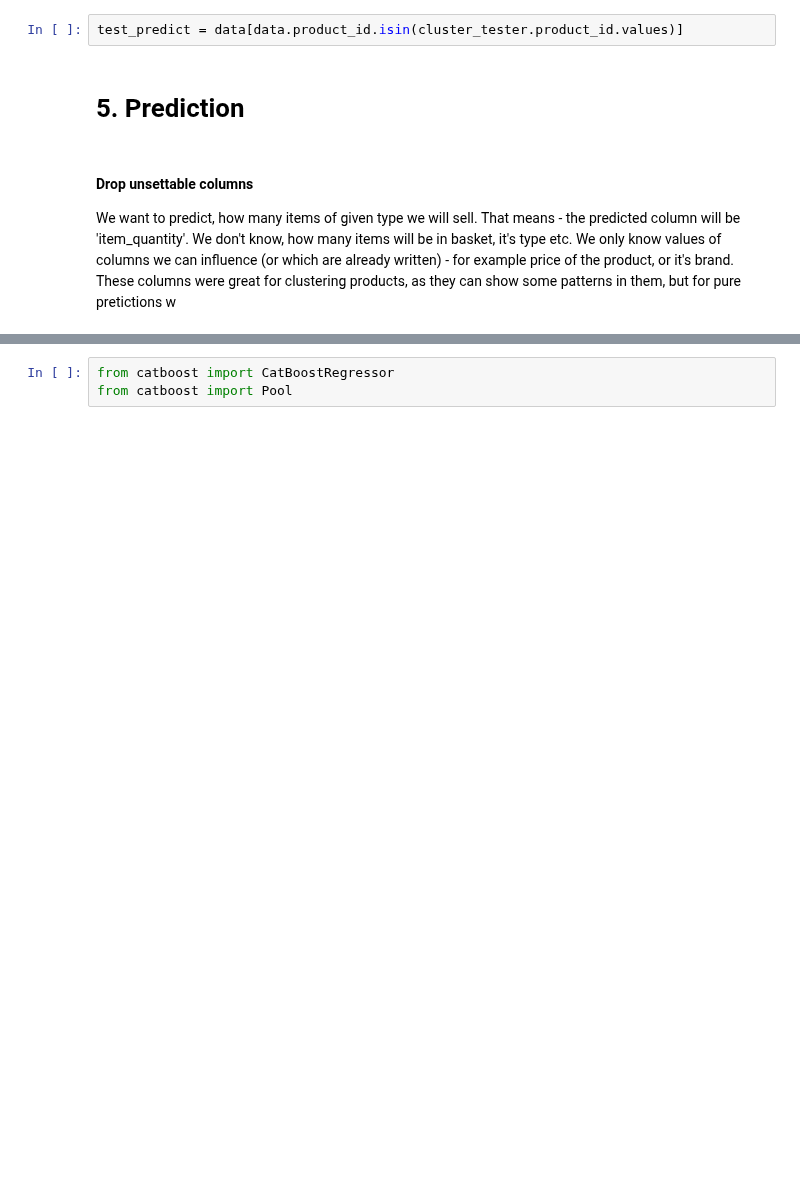
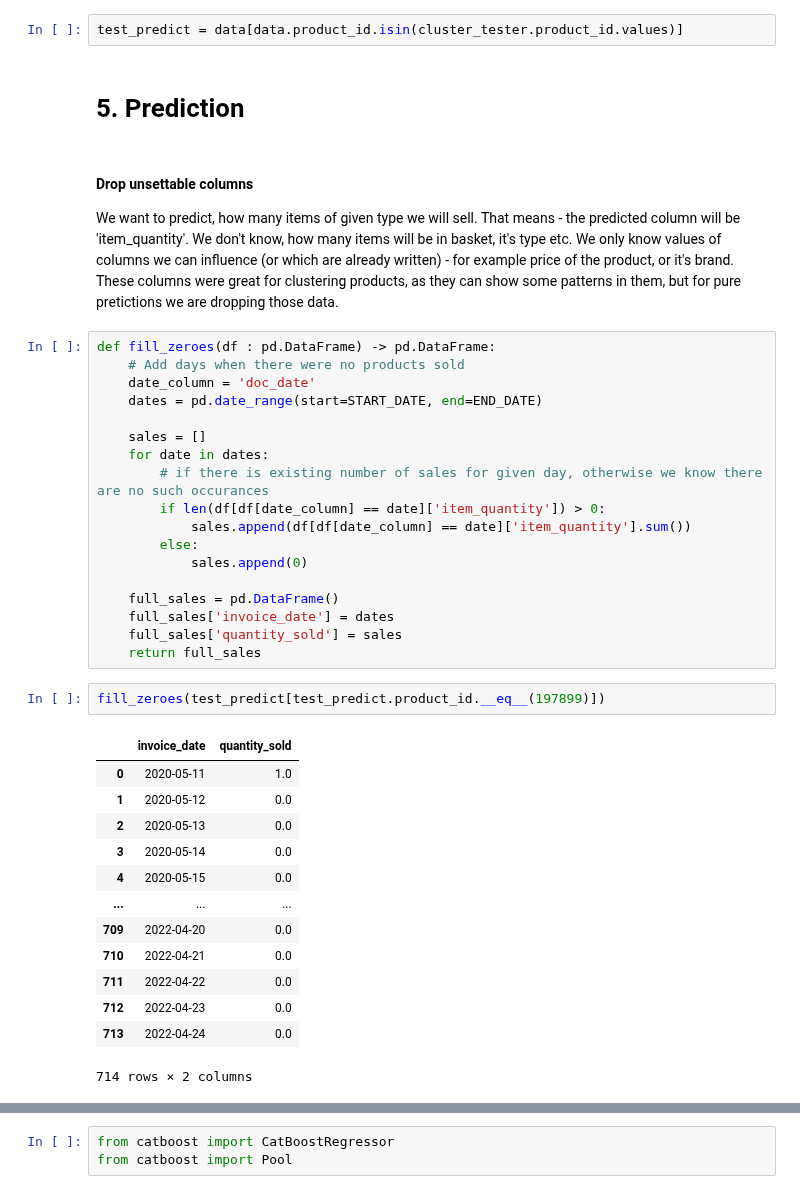
Before and after one commit to xSchon/BP, a Jupyter notebook: Preprocessing.ipynb, the cells around one changed output, grey strips where cells are left out. Saved outputs shown, nothing was run; the diff lists cells and outputs as text; blank space fills up the shorter version.

```diff
--- a/Preprocessing.ipynb
+++ b/Preprocessing.ipynb
@@ -549,6 +527,40 @@ test_predict = data[data.product_id.isin(cluster_tester.product_id.values)]
 # 5. Prediction
 # %% [markdown]
 #### Drop unsettable columns
-We want to predict, how many items of given type we will sell. That means - the predicted column will be 'item_quantity'. We don't know, how many items will be in basket, it's type etc. We only know values of columns we can influence (or which are already written) - for example price of the product, or it's brand. These columns were great for clustering products, as they can show some patterns in them, but for pure pretictions w
+We want to predict, how many items of given type we will sell. That means - the predicted column will be 'item_quantity'. We don't know, how many items will be in basket, it's type etc. We only know values of columns we can influence (or which are already written) - for example price of the product, or it's brand. These columns were great for clustering products, as they can show some patterns in them, but for pure pretictions we are dropping those data.
+# %%
+def fill_zeroes(df : pd.DataFrame) -> pd.DataFrame:
+    # Add days when there were no products sold
+    date_column = 'doc_date'
+    dates = pd.date_range(start=START_DATE, end=END_DATE)
+
+    sales = []
+    for date in dates:
+        # if there is existing number of sales for given day, otherwise we know there are no such occurances
+        if len(df[df[date_column] == date]['item_quantity']) > 0:
+            sales.append(df[df[date_column] == date]['item_quantity'].sum())
+        else:
+            sales.append(0)
+
+    full_sales = pd.DataFrame()
+    full_sales['invoice_date'] = dates
+    full_sales['quantity_sold'] = sales
+    return full_sales
+# %%
+fill_zeroes(test_predict[test_predict.product_id.__eq__(197899)])
+# %% [output]
+|  | invoice_date | quantity_sold |
+| 0 | 2020-05-11 | 1.0 |
+| 1 | 2020-05-12 | 0.0 |
+| 2 | 2020-05-13 | 0.0 |
+| 3 | 2020-05-14 | 0.0 |
+| 4 | 2020-05-15 | 0.0 |
+| ... | ... | ... |
+| 709 | 2022-04-20 | 0.0 |
+| 710 | 2022-04-21 | 0.0 |
+| 711 | 2022-04-22 | 0.0 |
+| 712 | 2022-04-23 | 0.0 |
+| 713 | 2022-04-24 | 0.0 |
+714 rows × 2 columns
 # %%
 data.drop(labels=['basket_id', 'basket_total_price_with_vat', 'basket_count_products', 'basket_type', 'count_basket_items'], axis=1, inplace=True)
```
Also changed, not shown: parts of 27 cells of this notebook, 1 other file.
